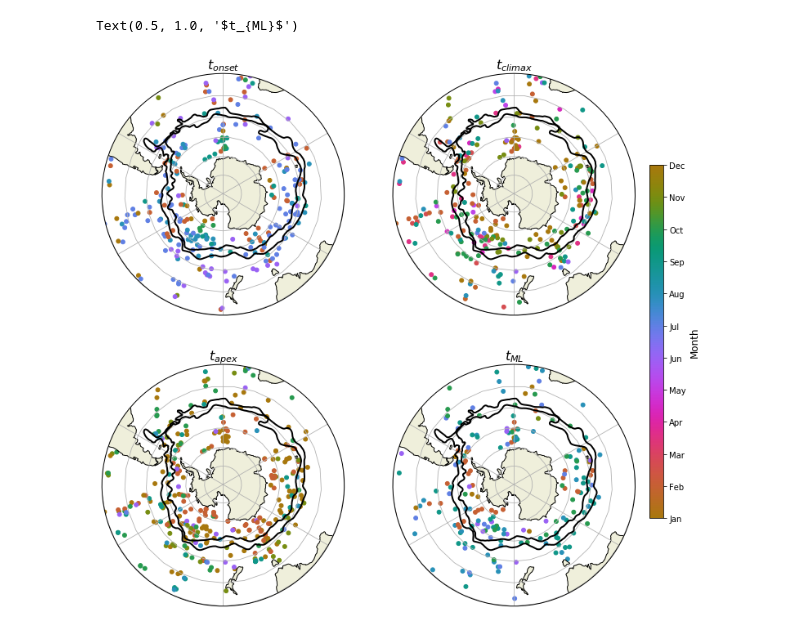
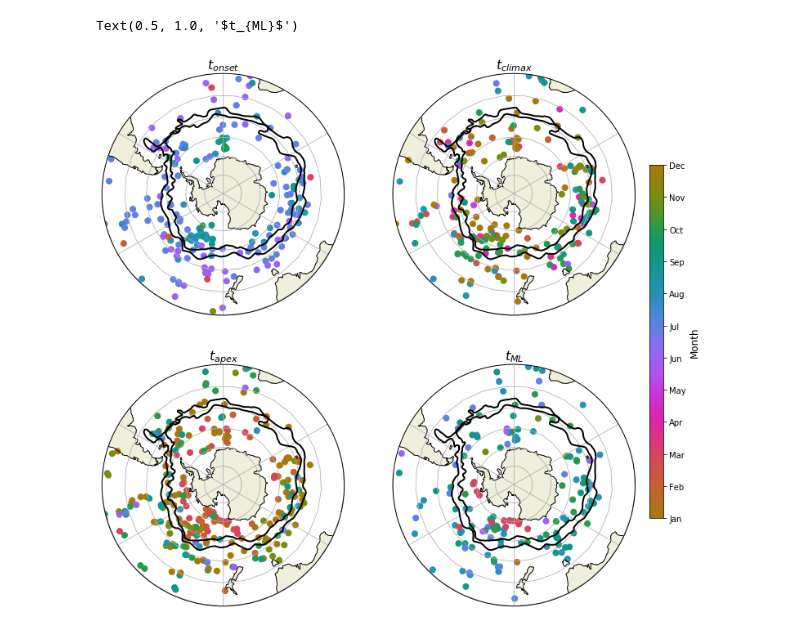
Before and after one commit to roxyboy/SouthernOcean-ARGO, a Jupyter notebook: COMCLIMphasing.ipynb, the cells around one changed output. Saved outputs shown, nothing was run; the diff lists cells and outputs as text; code cells hidden in the pictures.

```diff
--- a/COMCLIMphasing.ipynb
+++ b/COMCLIMphasing.ipynb
@@ -36,9 +36,13 @@ comC = pd.read_csv(op.join(comdir,'SOCCOM_Cs.csv'),
                   infer_datetime_format=True, keep_date_col=True, parse_dates=['time']).drop(columns=['Unnamed: 0'])
 comR = pd.read_csv(op.join(comdir,'SOCCOM_rates.csv'),
                    infer_datetime_format=True, keep_date_col=True, parse_dates=['time']).drop(columns=['Unnamed: 0'])
-limC = pd.read_csv(op.join(limdir,'../Argo_Analysis/SOCLIM_Cs.csv'),
+# limC = pd.read_csv(op.join(limdir,'../Argo_Analysis/SOCLIM_Cs.csv'),
+#                    infer_datetime_format=True, keep_date_col=True, parse_dates=['time']).drop(columns=['Unnamed: 0'])
+# limR = pd.read_csv(op.join(limdir,'../Argo_Analysis/SOCLIM_rates.csv'),
+#                    infer_datetime_format=True, keep_date_col=True, parse_dates=['time']).drop(columns=['Unnamed: 0'])
+limC = pd.read_csv(op.join(comdir,'../../SOCLIM/SOCLIM-sanspEu_Cs.csv'),
                    infer_datetime_format=True, keep_date_col=True, parse_dates=['time']).drop(columns=['Unnamed: 0'])
-limR = pd.read_csv(op.join(limdir,'../Argo_Analysis/SOCLIM_rates.csv'),
+limR = pd.read_csv(op.join(comdir,'../../SOCLIM/SOCLIM-sanspEu_rates.csv'),
                    infer_datetime_format=True, keep_date_col=True, parse_dates=['time']).drop(columns=['Unnamed: 0'])
 # %%
 fig, ax = plt.subplots(figsize=(6,5))
@@ -200,35 +245,42 @@ groupLR3 = sublimR3.groupby('floatID')
 groupLR4 = sublimR4.groupby('floatID')
 i = 0
 for name,group in groupLR2:
-
+#     print(name)
     grp = pd.DataFrame(group)
     if i == 0:
-        Cll2 = grp[grp.rPH==np.nanmax(grp.rPH)]
-        i += 1
+        if grp.time.values[0] < np.datetime64('2016-08-01') and grp.time.values[-1] > np.datetime64('2016-11-30'):
+            Cll2 = grp[grp.rPH==np.nanmax(grp.rPH)]
+            i += 1
     else:
-        Cll2 = pd.concat([Cll2,grp[grp.rPH==np.nanmax(grp.rPH)]],
-                        ignore_index=True)
+        if grp.time.values[0] < np.datetime64('2016-08-01') and grp.time.values[-1] > np.datetime64('2016-11-30'):
+            Cll2 = pd.concat([Cll2,grp[grp.rPH==np.nanmax(grp.rPH)]],
+                            ignore_index=True)
 
 i = 0
 for name,group in groupLR3:
-
+#     print(name)
     grp = pd.DataFrame(group)
     if i == 0:
-        Cll3 = grp[grp.rPH==np.nanmax(grp.rPH)]
-        i += 1
+        if grp.time.values[0] < np.datetime64('2017-08-01') and grp.time.values[-1] > np.datetime64('2017-11-30'):
+            Cll3 = grp[grp.rPH==np.nanmax(grp.rPH)]
+            i += 1
     else:
-        Cll3 = pd.concat([Cll3,grp[grp.rPH==np.nanmax(grp.rPH)]],
-                        ignore_index=True)
+        if grp.time.values[0] < np.datetime64('2017-08-01') and grp.time.values[-1] > np.datetime64('2017-11-30'):
+            Cll3 = pd.concat([Cll3,grp[grp.rPH==np.nanmax(grp.rPH)]],
+                            ignore_index=True)
 
 i = 0
 for name,group in groupLR4:
+#     print(name)
     grp = pd.DataFrame(group)
     if i == 0:
-        Cll4 = grp[grp.rPH==np.nanmax(grp.rPH)]
-        i += 1
+        if grp.time.values[0] < np.datetime64('2018-08-01') and grp.time.values[-1] > np.datetime64('2018-11-30'):
+            Cll4 = grp[grp.rPH==np.nanmax(grp.rPH)]
+            i += 1
     else:
-        Cll4 = pd.concat([Cll4,grp[grp.rPH==np.nanmax(grp.rPH)]],
-                        ignore_index=True)
+        if grp.time.values[0] < np.datetime64('2018-08-01') and grp.time.values[-1] > np.datetime64('2018-11-30'):
+            Cll4 = pd.concat([Cll4,grp[grp.rPH==np.nanmax(grp.rPH)]],
+                            ignore_index=True)
 # %%
 groupCC0 = subcomC0.groupby('floatID')
 groupCC1 = subcomC1.groupby('floatID')
@@ -416,7 +552,7 @@ for name,group in groupCR4:
 color = ocean.cm.phase
 vm = 1
 vM = 12
-size=24
+size=50
 dm = 12
 
 fig = plt.figure(figsize=(12,12))
@@ -601,31 +737,31 @@ ax4.scatter(MLl4.Lon, MLl4.Lat, c=month,
            transform=ccrs.PlateCarree())
 
 ax1.plot(pf.lon.data, (pf.lat).data, 'k', lw=2, transform=ccrs.PlateCarree())
 ax1.plot(saf.lon.data, (saf.lat).data, 'k', lw=2, transform=ccrs.PlateCarree())
 ax1.coastlines()
 ax1.gridlines()
 ax2.plot(pf.lon.data, (pf.lat).data, 'k', lw=2, transform=ccrs.PlateCarree())
 ax2.plot(saf.lon.data, (saf.lat).data, 'k', lw=2, transform=ccrs.PlateCarree())
 ax2.coastlines()
 ax2.gridlines()
 ax3.plot(pf.lon.data, (pf.lat).data, 'k', lw=2, transform=ccrs.PlateCarree())
 ax3.plot(saf.lon.data, (saf.lat).data, 'k', lw=2, transform=ccrs.PlateCarree())
 ax3.coastlines()
 ax3.gridlines()
 ax4.plot(pf.lon.data, (pf.lat).data, 'k', lw=2, transform=ccrs.PlateCarree())
 ax4.plot(saf.lon.data, (saf.lat).data, 'k', lw=2, transform=ccrs.PlateCarree())
 ax4.coastlines()
 ax4.gridlines()
 fig.subplots_adjust(right=0.88)
 cbar_ax1 = fig.add_axes([0.9, 0.25, 0.02, 0.5])
 cbar1 = fig.colorbar(im1, cax=cbar_ax1, ticks=[1,2,3,4,5,6,7,8,9,10,11,12])
 cbar1.set_ticklabels(np.roll(np.asarray(['Jan','Feb','Mar','Apr','May','Jun','Jul','Aug','Sep','Oct','Nov','Dec']), -0))
 cbar1.set_label(r"Month", fontsize=12)
 
 ax1.set_title(r"$t_{onset}$", fontsize=16)
 ax2.set_title(r"$t_{climax}$", fontsize=16)
 ax3.set_title(r"$t_{apex}$", fontsize=16)
 ax4.set_title(r"$t_{ML}$", fontsize=16)
 # %% [output]
 Text(0.5, 1.0, '$t_{ML}$')
-[figure, old version]
+[figure, new version]
```
Also changed, not shown: parts of 21 cells of this notebook.
